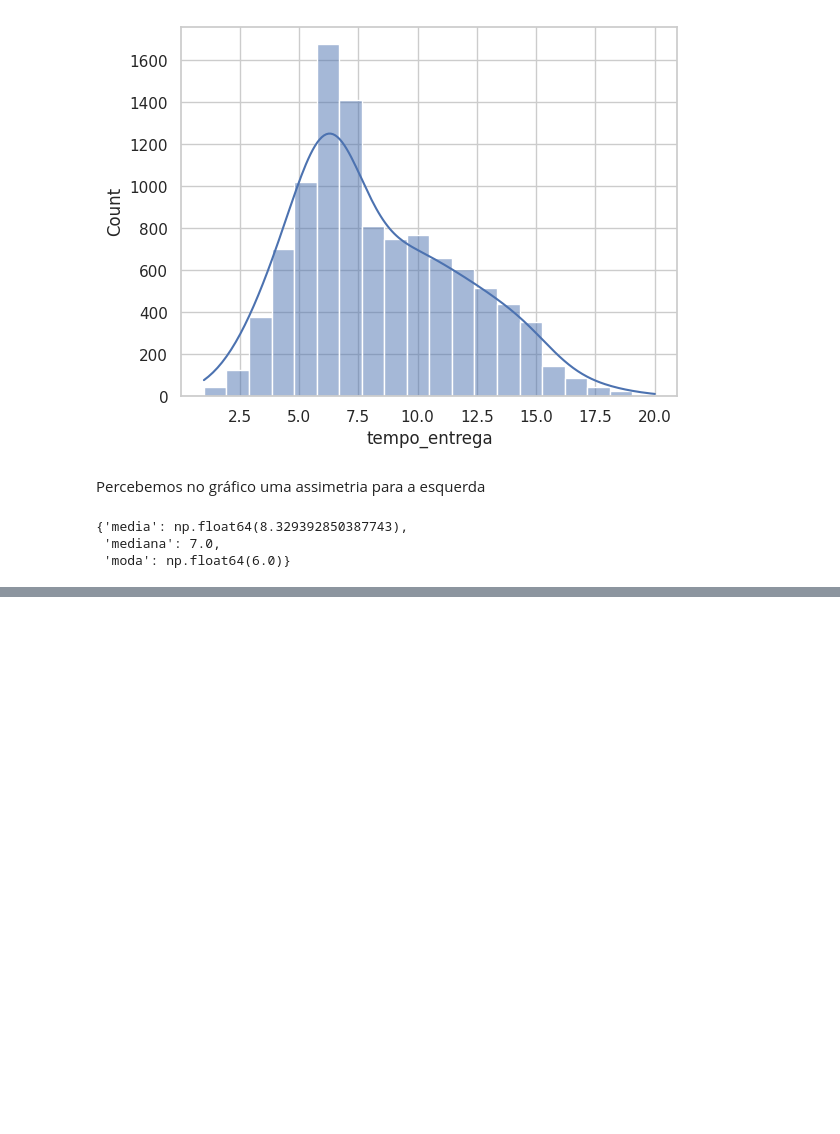
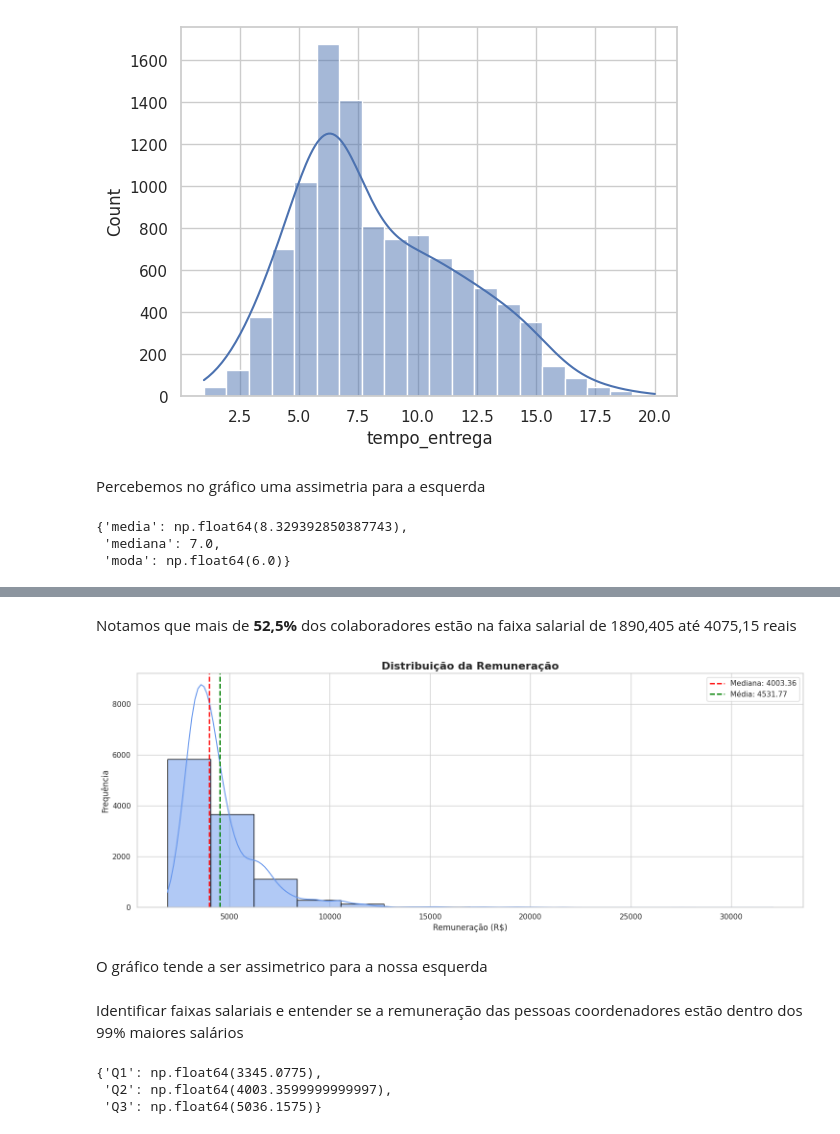
Before and after one commit to Jgabriel1800/estat-stica-varejo, a Jupyter notebook: estatistica_frequencia_medidas.ipynb, the cells around one changed output, grey strips where cells are left out. Saved outputs shown, nothing was run; the diff lists cells and outputs as text; code cells hidden in the pictures; blank space fills up the shorter version.

Commit message:
Analisando a faixa salarial de cargo e gênero

```diff
--- a/estatistica_frequencia_medidas.ipynb
+++ b/estatistica_frequencia_medidas.ipynb
@@ -497,0 +512,3 @@ resumo_tempo_entrega
+# %%
+n=len(colaboradores)
+n
@@ -497,0 +517,4 @@ resumo_tempo_entrega
+# %%
+k=1 + (10/3)* math.log10(n)
+k=int(k)
+k
@@ -497,0 +525,5 @@ resumo_tempo_entrega
+# %%
+faixas=colaboradores.copy()
+# %%
+faixas['faixa_salarial']=pd.cut(faixas['remuneracao'],bins=int(k),include_lowest=True)
+faixas
@@ -497,0 +568,36 @@ resumo_tempo_entrega
+# %% [markdown]
+Notamos que  mais de **52,5%** dos colaboradores estão na faixa salarial de 1890,405 até 4075,15 reais
+# %%
+plt.figure(figsize=(15, 6))
+sns.histplot(data=faixas, x='remuneracao', bins=int(k), kde=True, color='cornflowerblue', edgecolor='black')
+
+mediana = faixas['remuneracao'].median()
+plt.axvline(mediana, color='red', linestyle='--', linewidth=2, label=f'Mediana: {mediana:.2f}')
+
+media = faixas['remuneracao'].mean()
+plt.axvline(media, color='green', linestyle='--', linewidth=2, label=f'Média: {media:.2f}')
+
+plt.title('Distribuição da Remuneração', fontsize=16, weight='bold')
+plt.xlabel('Remuneração (R$)', fontsize=12)
+plt.ylabel('Frequência', fontsize=12)
+
+plt.legend()
+plt.tight_layout()
+plt.show()
+# %% [output]
+[figure, added]
+# %% [markdown]
+O gráfico tende a ser assimetrico para a nossa esquerda
+# %% [markdown]
+Identificar faixas salariais e entender se a remuneração das pessoas coordenadores estão dentro dos 99% maiores salários
+# %%
+quartis={
+    'Q1':colaboradores['remuneracao'].quantile(0.25),
+    'Q2':colaboradores['remuneracao'].quantile(0.5),
+    'Q3':colaboradores['remuneracao'].quantile(0.75),
+}
+quartis
+# %% [output]
+{'Q1': np.float64(3345.0775),
+ 'Q2': np.float64(4003.3599999999997),
+ 'Q3': np.float64(5036.1575)}
```
Also changed, not shown: parts of 42 cells of this notebook.
